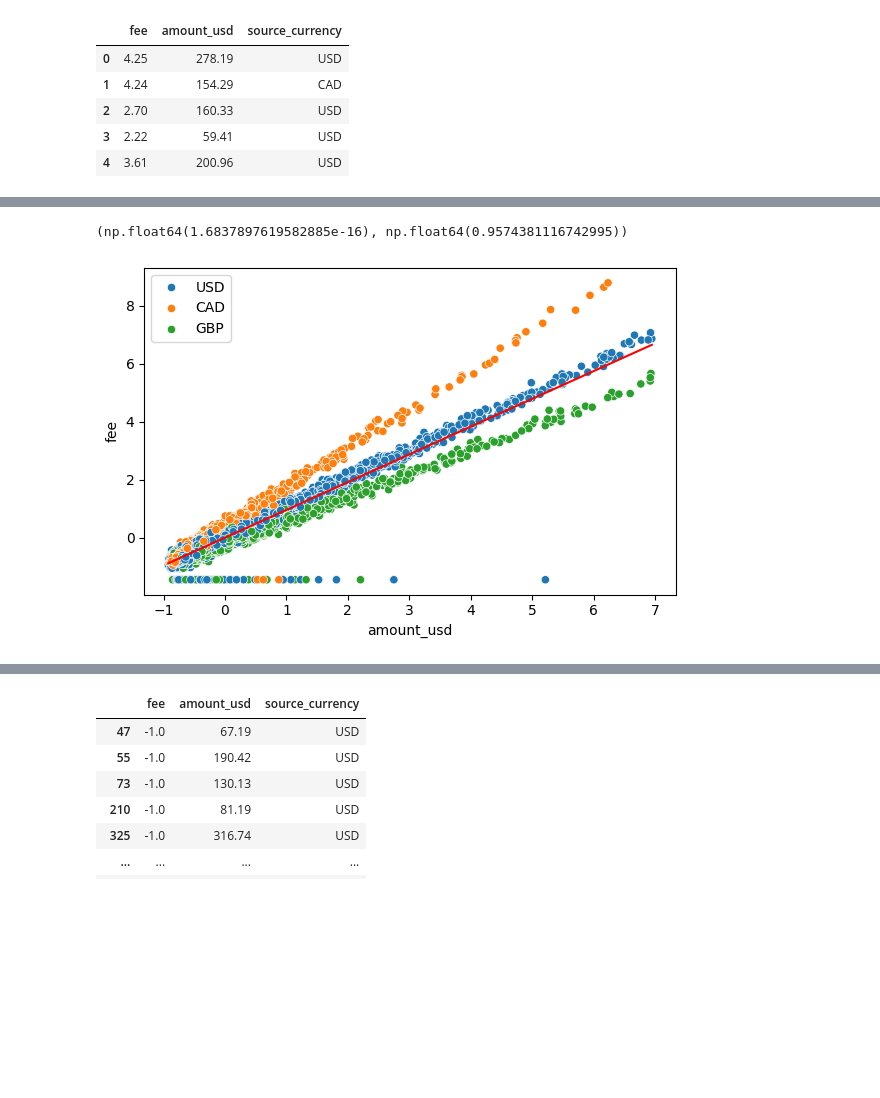
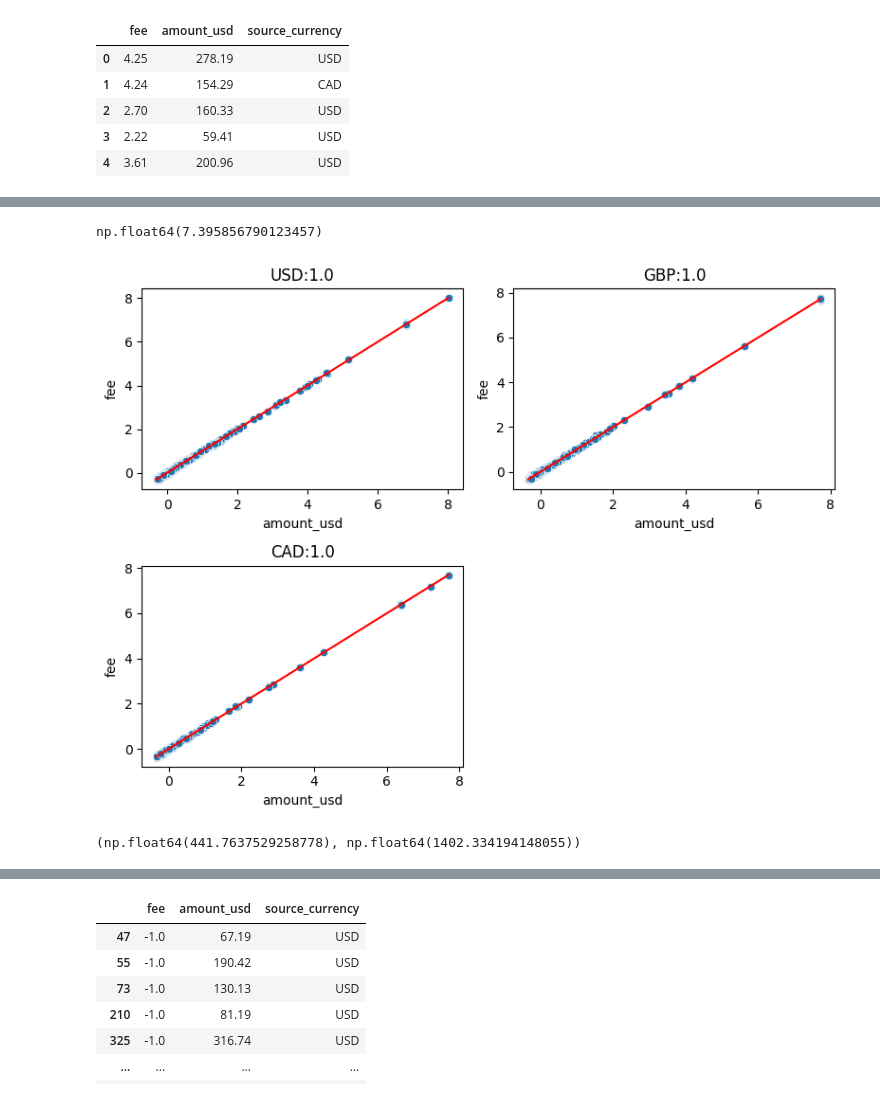
Before and after one commit to sarbol/Financial_Transaction_Fraud_Detection, a Jupyter notebook: notebooks/01_exploratory_data_analysis.ipynb, the cells around one changed output, grey strips where cells are left out. Cells and saved outputs as stored; diff of their text form; code cells hidden in the pictures; blank space fills up the shorter version.

```diff
--- a/notebooks/01_exploratory_data_analysis.ipynb
+++ b/notebooks/01_exploratory_data_analysis.ipynb
@@ -457,5 +722,5 @@ df.loc[(df.fee.notnull()) & (df.fee < 0)]
 # %%
-fee_df = df.loc[(df.fee.notnull()) & (df.amount_usd <= 2_000) & (df.fee <= 500), ["fee", "amount_usd", "source_currency"]]
+fee_df = df.loc[(df.fee.notnull()) & (df.fee < df.fee.max()) & (df.fee > 0), ["fee", "amount_usd", "source_currency"]]
 fee_df.reset_index(drop = True, inplace = True)
 fee_df.head()
 # %% [output]
@@ -468,6 +742,20 @@ fee_df.head()
 # %%
-fee_mean, fee_std = fee_df.fee.mean(), fee_df.fee.std()
-amount_mean, amount_std = fee_df.amount_usd.mean(), fee_df.amount_usd.std()
+currency_fee_norm = {}
+for curr in ["USD", "CAD", "GBP"]:
+    t = fee_df.loc[fee_df.source_currency == curr].reset_index(drop = True)
+    fee_mean, fee_std = t.fee.mean(), t.fee.std()
+    amount_mean, amount_std = t.amount_usd.mean(), t.amount_usd.std()
+    currency_fee_norm[curr] = [(fee_mean, fee_std), (amount_mean, amount_std)]
+# %%
+currency_fee_norm.get("GBP")[0][0]
+# %% [output]
+np.float64(7.395856790123457)
 # %%
-y = (fee_df.fee - fee_mean) / fee_std
-X = (fee_df.amount_usd - amount_mean) / amount_std
+models = {}
+for curr in ["USD", "CAD", "GBP"]:
+    t = fee_df.loc[fee_df.source_currency == curr].reset_index(drop = True)
+    y = (t.fee - currency_fee_norm[curr][0][0]) / currency_fee_norm[curr][0][1]
+    X = (t.amount_usd - currency_fee_norm[curr][1][0]) / currency_fee_norm[curr][1][1]
+
+    lr = linregress(X.values, y.values)
+    models[curr] = (lr.intercept, lr.slope)
@@ -476,16 +762,26 @@ lr = linregress(X.values, y.values)
-# %%
-lr.intercept, lr.slope
-# %% [output]
-(np.float64(1.6837897619582885e-16), np.float64(0.9574381116742995))
-# %%
-y_hat = (X * lr.slope) + lr.intercept
 # %%
-fig, ax = plt.subplots(figsize = (6, 4))
+fig, ax = plt.subplots(2, 2, figsize = (8, 6))
 
-sns.scatterplot(x = X, y = y, hue = fee_df.source_currency.tolist(), ax = ax)
-sns.lineplot(x = X, y = y_hat, color = "r", ax = ax)
+for i, curr in enumerate(["USD", "GBP", "CAD"]):
+    row, col =  i // 2, i % 2
+    t = fee_df.loc[fee_df.source_currency == curr].reset_index(drop = True)
+    X = (t.amount_usd - currency_fee_norm[curr][1][0]) / currency_fee_norm[curr][1][1]
+    y = (t.fee - currency_fee_norm[curr][0][0]) / currency_fee_norm[curr][0][1]
+    y_hat = models[curr][0] + (X * models[curr][1])
+
+    sns.scatterplot(x = X, y = y, ax = ax[row, col])
+    sns.lineplot(x = X, y = y_hat, color = "r", ax = ax[row, col])
+
+    ax[row, col].set_title(f"{curr}:{round(models[curr][1], 3)}")
+
+
+ax[1, 1].remove()
 
 plt.tight_layout()
 plt.show()
 # %% [output]
-[figure, old version]
+[figure, new version]
+# %%
+currency_fee_norm["USD"][1]
+# %% [output]
+(np.float64(441.7637529258778), np.float64(1402.334194148055))
```
Also changed, not shown: parts of 173 cells of this notebook, 1 other file.
